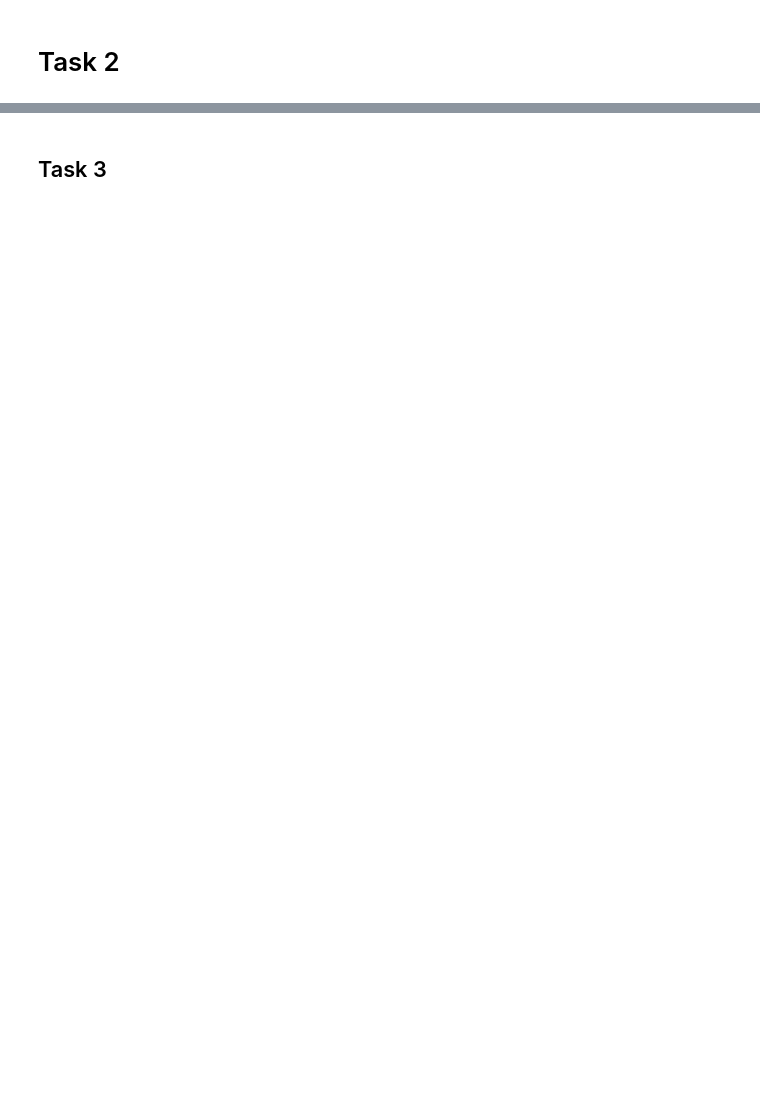
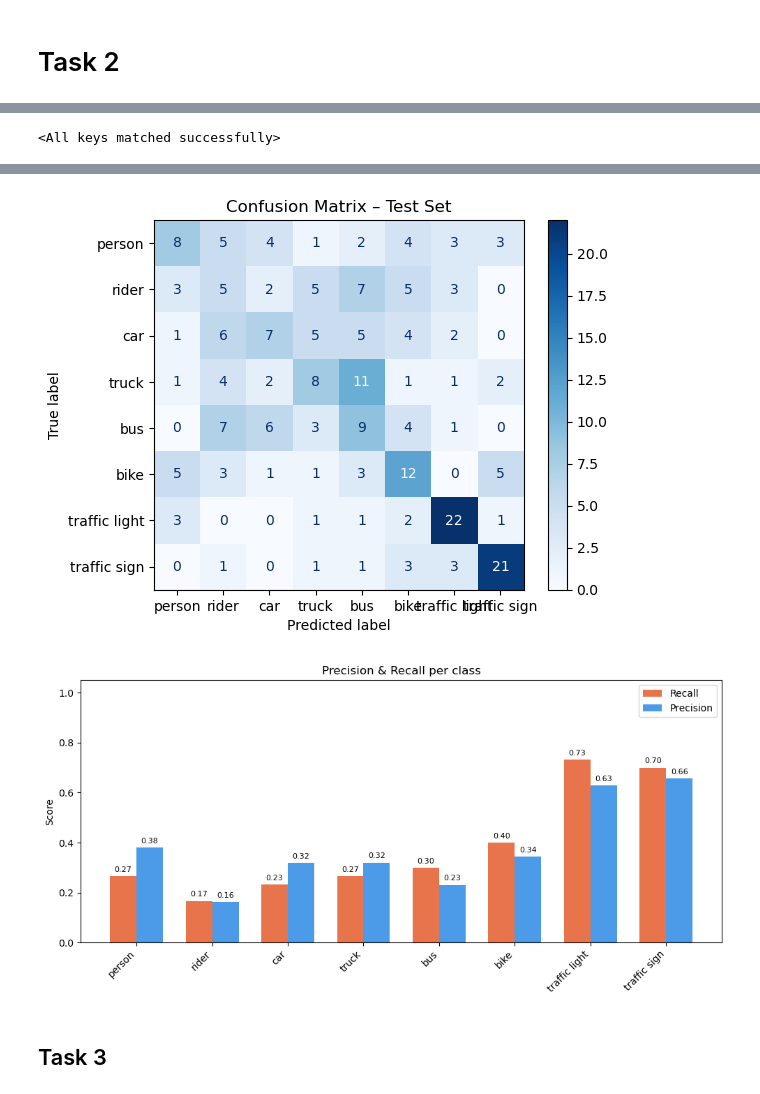
Before and after one commit to ricteland/-2AMM10-A2-Evangelists, a Jupyter notebook: assignment2_skeleton.ipynb, the cells around one changed output, grey strips where cells are left out. Drawn from its saved outputs; the diff is of its cells as text; code cells hidden in the pictures; blank space fills up the shorter version.

```diff
--- a/assignment2_skeleton.ipynb
+++ b/assignment2_skeleton.ipynb
@@ -1026,0 +1238,77 @@ for a in ax:
+# %%
+# Load trained model (run this instead of the training cell)
+checkpoint = torch.load(SAVE_PATH, map_location=DEVICE)
+hp = checkpoint["hyperparams"]
+model = PatchTransformer(
+    input_dim=hp["input_dim"],
+    emb_dim=hp["emb_dim"],
+    num_heads=hp["num_heads"],
+    num_layers=hp["num_layers"],
+    num_classes=hp["num_classes"],
+    dropout=hp["dropout"]
+).to(DEVICE)
+model.load_state_dict(checkpoint["model_state"])
+# %% [output]
+<All keys matched successfully>
+# %%
+# ==═════════════════════════════════════════════════════════════════════════════
+# STEP 4 – Evaluation & single metrics figure
+# ══════════════════════════════════════════════════════════════════════════════
+from sklearn.metrics import precision_score, recall_score, confusion_matrix, classification_report, ConfusionMatrixDisplay
+
+def evaluate_model(model, loader, device=DEVICE):
+    model.eval()
+    all_probs, all_preds, all_labels = [], [], []
+    with torch.no_grad():
+        for x_batch, y_batch in loader:
+            x_batch = x_batch.to(device)
+            y_batch = y_batch.to(device)
+            logits = model(x_batch)
+            probs = torch.softmax(logits, dim=-1)[:, 1]  # Probability of class 1 (drowsy)
+            preds = torch.argmax(logits, dim=-1)
+            all_probs.append(probs.cpu())
+            all_preds.append(preds.cpu())
+            all_labels.append(y_batch.cpu())
+    all_probs = torch.cat(all_probs).numpy()
+    all_preds = torch.cat(all_preds).numpy()
+    all_labels = torch.cat(all_labels).numpy()
+    return all_probs, all_preds, all_labels
+
+probs, preds, labels = evaluate_model(model, test_dataloader)
+
+
+# Evaluatiion report
+eval_report = classification_report(labels, preds, target_names=test_dataset.classes, zero_division=0)
+print("Classification Report:\n", eval_report)
+
+
+# Confusion matrix
+cm = confusion_matrix(labels, preds)
+disp = ConfusionMatrixDisplay(confusion_matrix=cm, display_labels=test_dataset.classes)
+disp.plot(cmap='Blues')
+plt.title('Confusion Matrix – Test Set')
+plt.show()
+
+# Plot of precision and recall per class
+class_names = test_dataset.classes
+precisions = precision_score(labels, preds, average=None, zero_division=0)
+recalls = recall_score(labels, preds, average=None, zero_division=0)
+
+x = np.arange(len(class_names))
+width = 0.35
+fig, ax = plt.subplots(figsize=(10, 5))
+rects1 = ax.bar(x - width/2, recalls, width, label='Recall', color='#E8744C')
+rects2 = ax.bar(x + width/2, precisions, width, label='Precision', color='#4C9BE8')
+ax.set_xticks(x)
+ax.set_xticklabels(class_names, rotation=45, ha='right')
+ax.set_ylim(0, 1.05)
+ax.set_ylabel('Score')
+ax.set_title('Precision & Recall per class')
+ax.legend()
+for rect in rects1 + rects2:
+    height = rect.get_height()
+    ax.annotate(f'{height:.2f}', xy=(rect.get_x() + rect.get_width() / 2, height),
+                xytext=(0, 3), textcoords="offset points", ha='center', va='bottom', fontsize=8)
+plt.tight_layout()
+plt.show()
+# %% [output]
@@ -1027,3 +1330,5 @@ for a in ax:
+[figure, added]
+[figure, added]
 # %% [markdown]
 ## Task 3
 # %%
```
Also changed, not shown: parts of 7 cells of this notebook, 1 other file.
